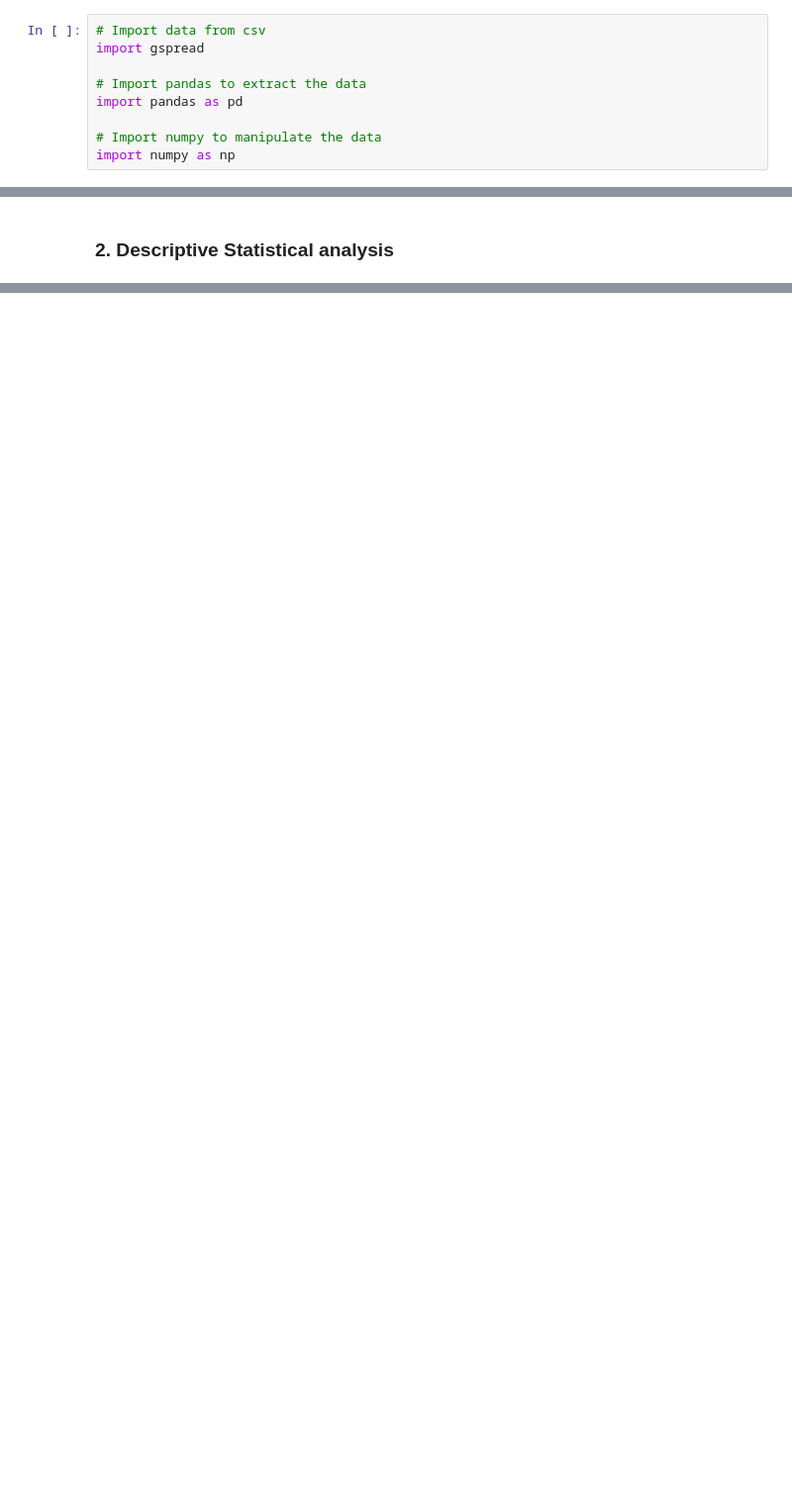
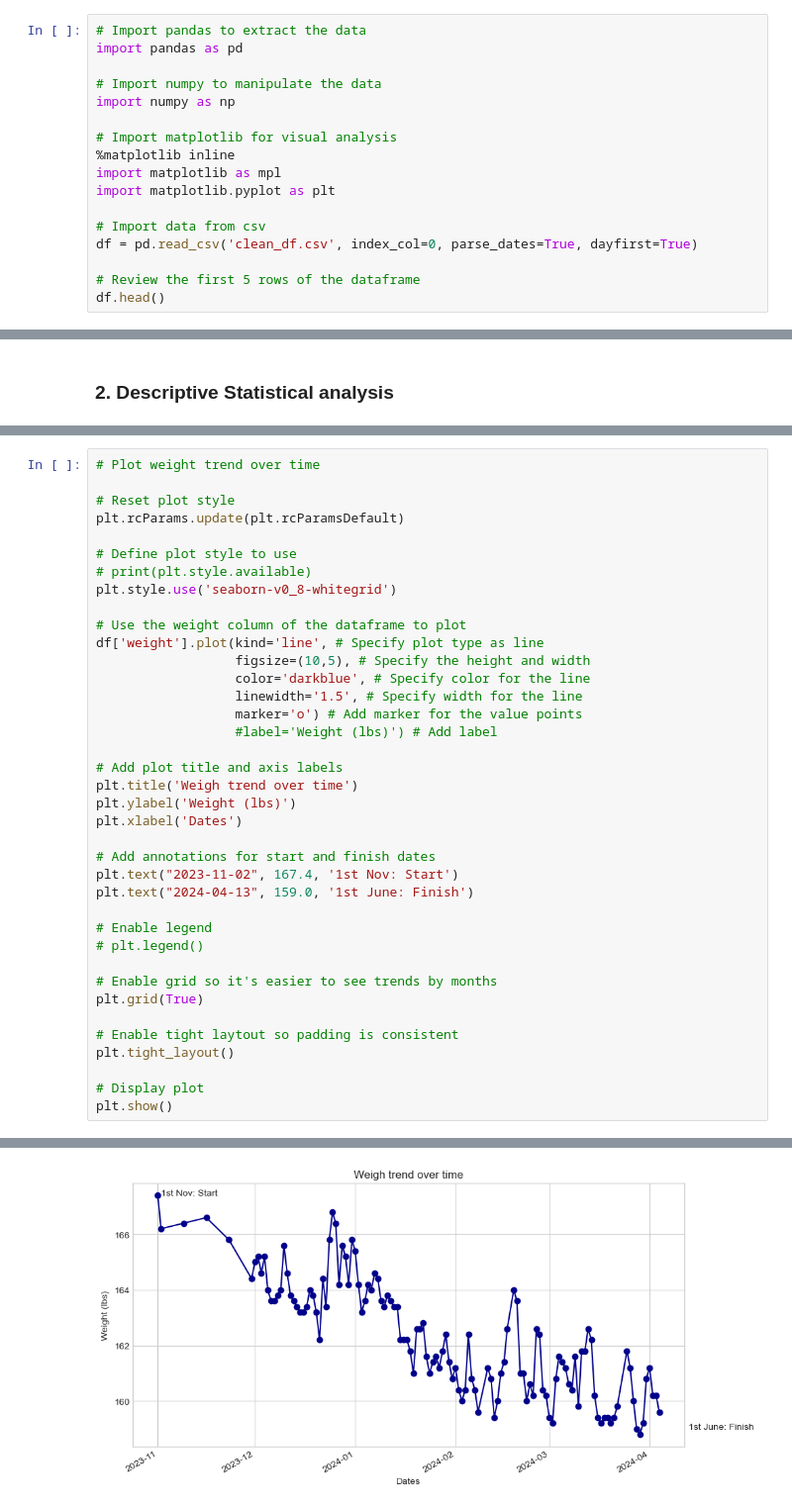
Before and after one commit to ryanjstone/jupyter-google-sheets, a Jupyter notebook: 2. Data Analysis.ipynb, the cells around one changed output, grey strips where cells are left out. Shown: that part at 99% size. Drawn from its saved outputs; the diff is of its cells as text; blank space fills up the shorter version.

Commit message:
Begins visual analysis

```diff
--- a/2. Data Analysis.ipynb
+++ b/2. Data Analysis.ipynb
@@ -5,9 +5,17 @@
 # %%
-# Import data from csv
-import gspread
-
 # Import pandas to extract the data
 import pandas as pd
 
 # Import numpy to manipulate the data
 import numpy as np
+
+# Import matplotlib for visual analysis
+%matplotlib inline
+import matplotlib as mpl
+import matplotlib.pyplot as plt
+
+# Import data from csv
+df = pd.read_csv('clean_df.csv', index_col=0, parse_dates=True, dayfirst=True)
+
+# Review the first 5 rows of the dataframe
+df.head()
@@ -29,0 +97,39 @@ df['weight'].value_counts()
+# %%
+# Plot weight trend over time
+
+# Reset plot style
+plt.rcParams.update(plt.rcParamsDefault)
+
+# Define plot style to use
+# print(plt.style.available)
+plt.style.use('seaborn-v0_8-whitegrid')
+
+# Use the weight column of the dataframe to plot
+df['weight'].plot(kind='line', # Specify plot type as line
+                  figsize=(10,5), # Specify the height and width
+                  color='darkblue', # Specify color for the line
+                  linewidth='1.5', # Specify width for the line
+                  marker='o') # Add marker for the value points
+                  #label='Weight (lbs)') # Add label
+
+# Add plot title and axis labels
+plt.title('Weigh trend over time')
+plt.ylabel('Weight (lbs)')
+plt.xlabel('Dates')
+
+# Add annotations for start and finish dates
+plt.text("2023-11-02", 167.4, '1st Nov: Start')
+plt.text("2024-04-13", 159.0, '1st June: Finish')
+
+# Enable legend
+# plt.legend()
+
+# Enable grid so it's easier to see trends by months
+plt.grid(True)
+
+# Enable tight laytout so padding is consistent
+plt.tight_layout()
+
+# Display plot
+plt.show()
+# %% [output]
@@ -29,0 +137 @@ df['weight'].value_counts()
+[figure, added]
```
Also changed, not shown: parts of 23 cells of this notebook.
